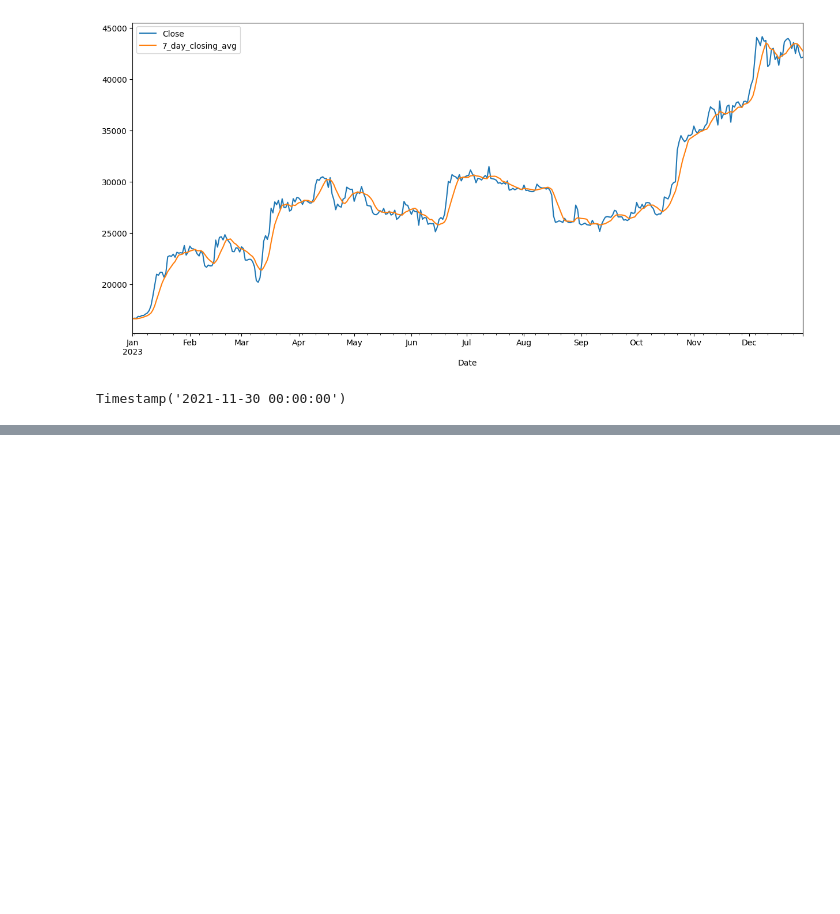
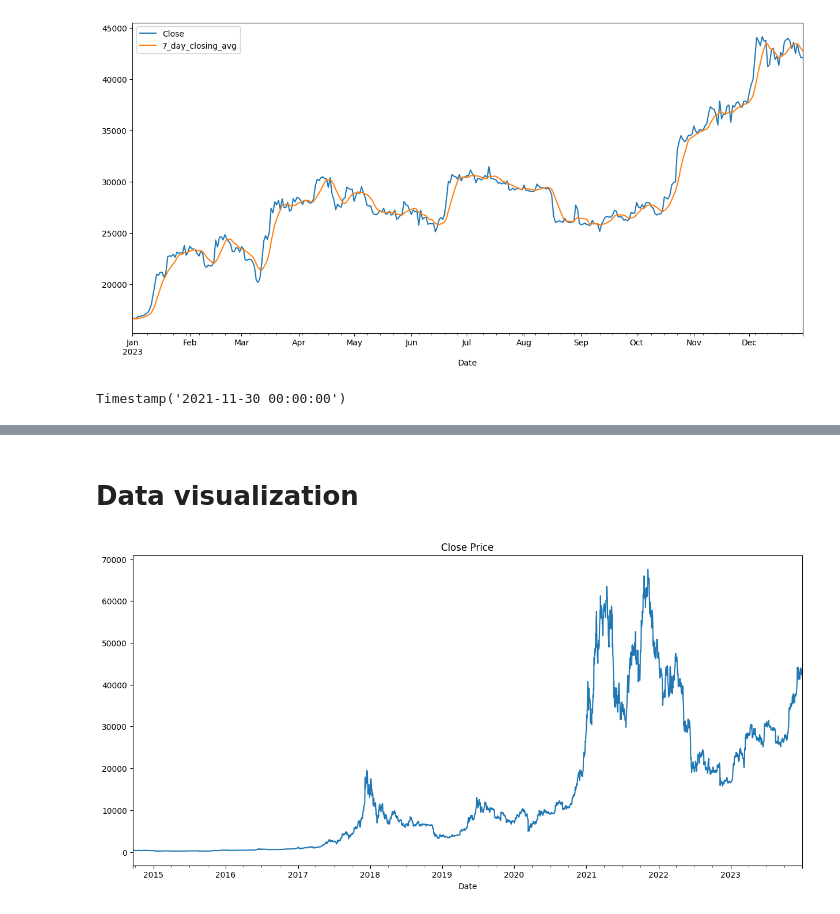
Before and after one commit to rizaho/ml_for_financial_analysis, a Jupyter notebook: 201_1_Introduction_to_Time_Series_Analysis.ipynb, the cells around one changed output, grey strips where cells are left out. Saved outputs shown, nothing was run; the diff lists cells and outputs as text; code cells hidden in the pictures; blank space fills up the shorter version.

```diff
--- a/201_1_Introduction_to_Time_Series_Analysis.ipynb
+++ b/201_1_Introduction_to_Time_Series_Analysis.ipynb
@@ -115,3 +115,7 @@ plt.show()
 df.resample("ME")["Close"].mean().idxmax() # ME: Mounth End
 # %% [output]
 Timestamp('2021-11-30 00:00:00')
+# %%
+# compute the percentage change for the close variable
+df["daily_returns_100%"] = df["Close"].pct_change() * 100
+df.head()
@@ -117,0 +148,8 @@ Timestamp('2021-11-30 00:00:00')
+# %% [markdown]
+# Data visualization
+# %%
+# plot daily closing price
+df["Close"].plot(figsize = (15, 7), title= "Close Price")
+plt.show()
+# %% [output]
+[figure, added]
```
Also changed, not shown: parts of 6 cells of this notebook.
